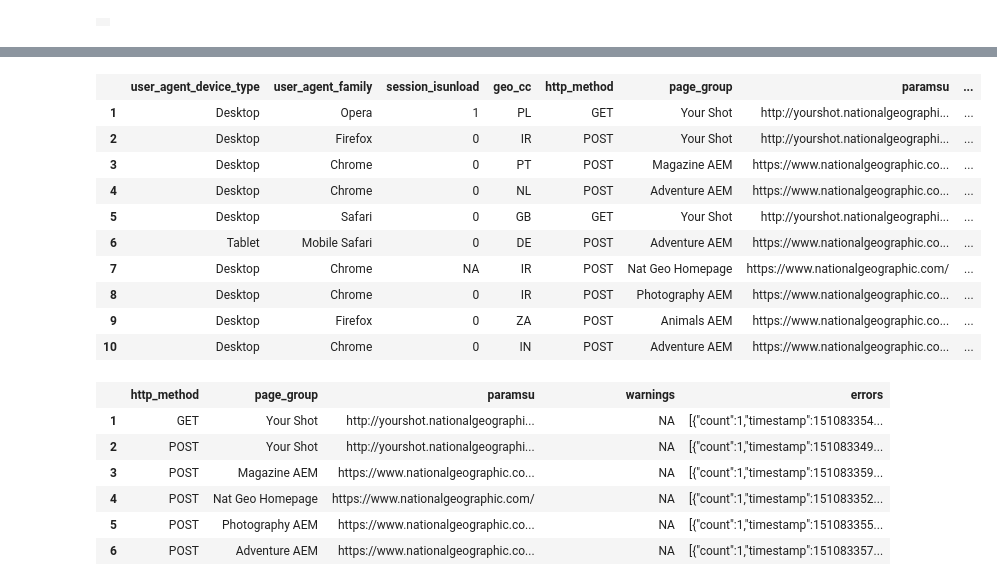
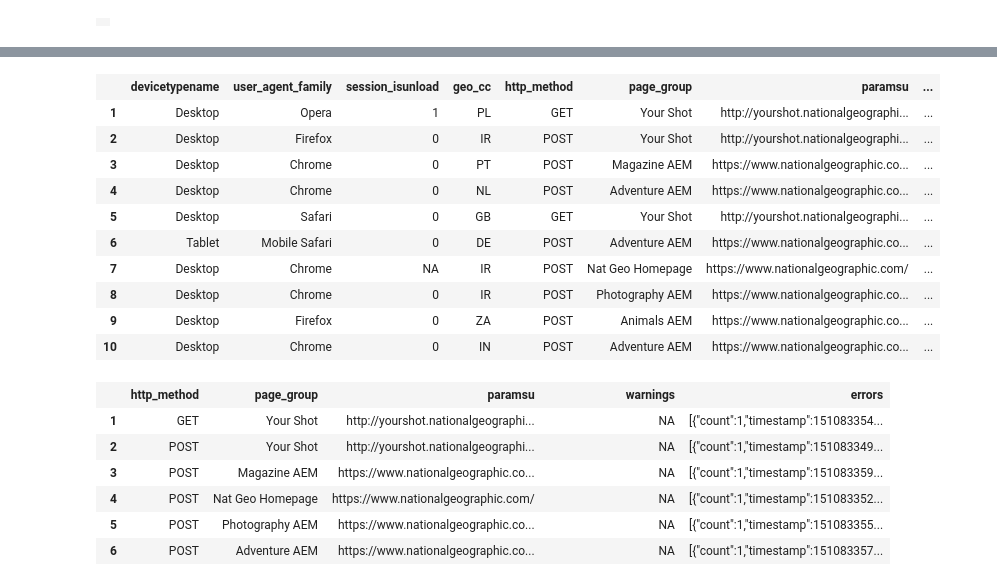
Before and after one commit to ChrisDavisNGP/NGP-DSWB, a Jupyter notebook: Work Area/Classify JS Errors/Classify_JS_Errors.ipynb, the cells around one changed output, grey strips where cells are left out. Saved outputs shown, nothing was run; the diff lists cells and outputs as text; code cells hidden in the pictures.

Commit message:
user_agent_device_type vs devicetypename

```diff
--- a/Work Area/Classify JS Errors/Classify_JS_Errors.ipynb
+++ b/Work Area/Classify JS Errors/Classify_JS_Errors.ipynb
@@ -158,13 +158,13 @@ errors
 # %%
 select("""\
     select
-user_agent_device_type,user_agent_family,session_isunload,geo_cc,http_method,page_group,paramsu,sessionId,
+devicetypename,user_agent_family,session_isunload,geo_cc,http_method,page_group,paramsu,sessionId,
 warnings,errors
     from $(UP.btView)
     limit $(UP.limitQueryRows)
 """)
 # %% [output]
-|  | user_agent_device_type | user_agent_family | session_isunload | geo_cc | http_method | page_group | paramsu | ... |
+|  | devicetypename | user_agent_family | session_isunload | geo_cc | http_method | page_group | paramsu | ... |
 | 1 | Desktop | Opera | 1 | PL | GET | Your Shot | http://yourshot.nationalgeographi... | ... |
 | 2 | Desktop | Firefox | 0 | IR | POST | Your Shot | http://yourshot.nationalgeographi... | ... |
 | 3 | Desktop | Chrome | 0 | PT | POST | Magazine AEM | https://www.nationalgeographic.co... | ... |
```
Also changed, not shown: parts of 1 cell of this notebook, 14 other files.
